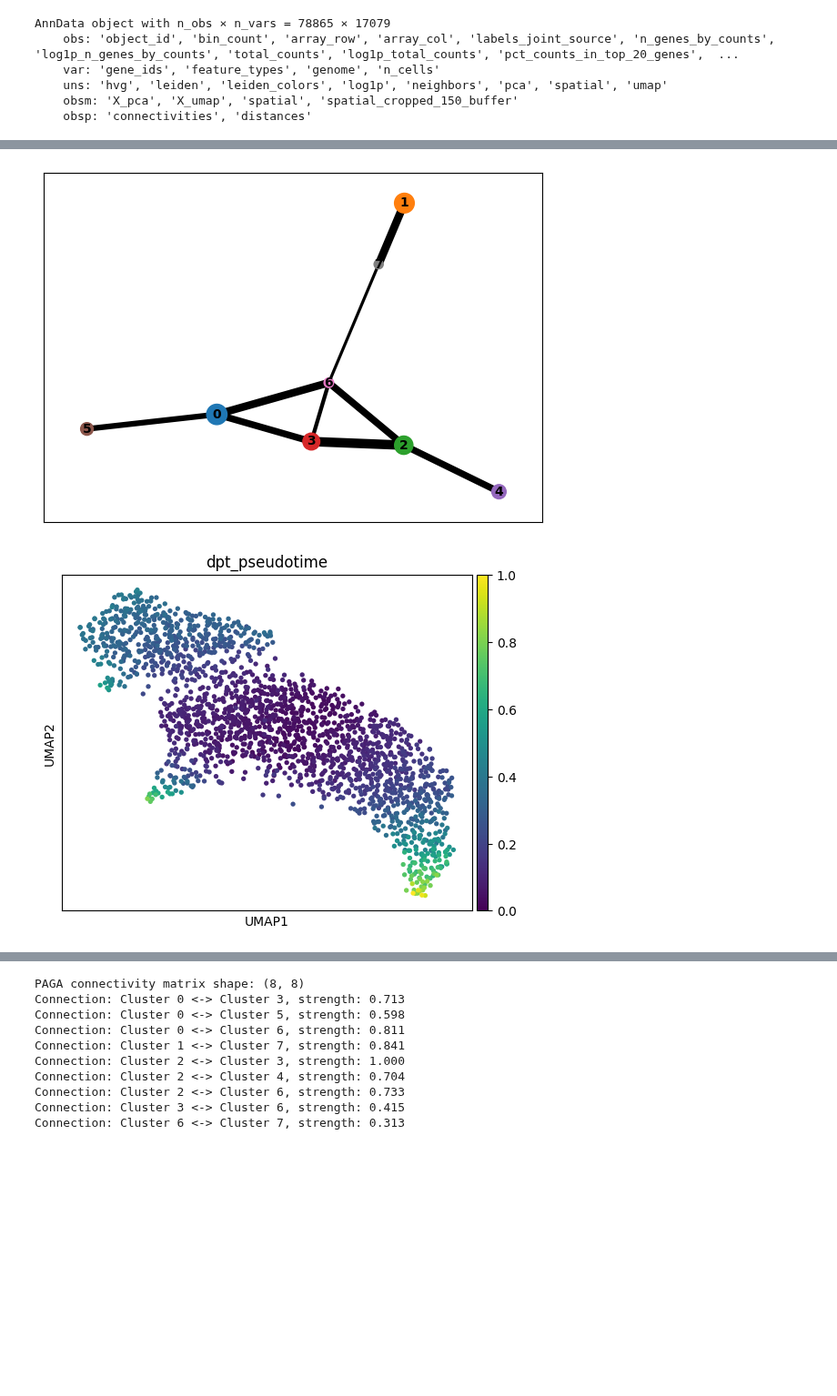
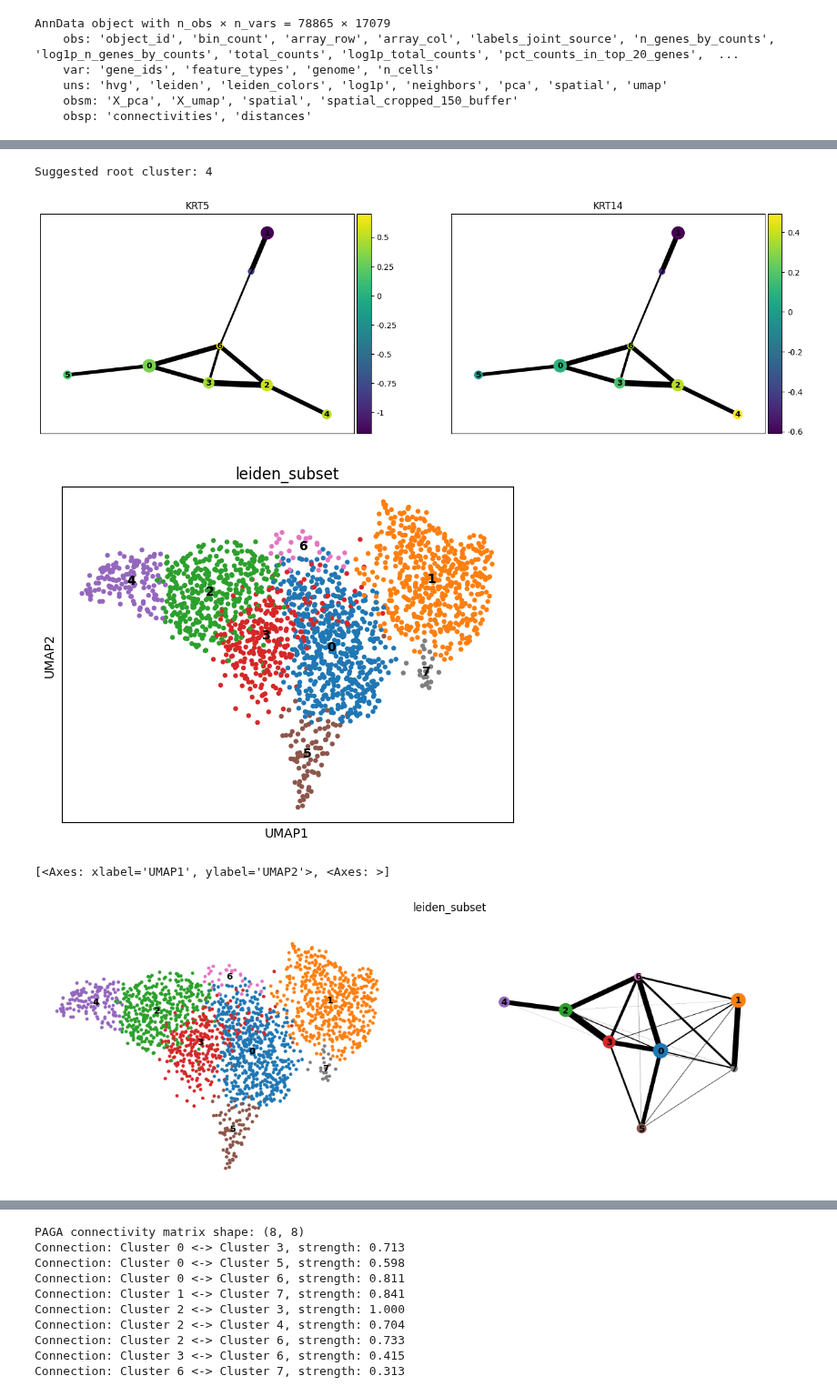
Before and after one commit to ScheWann/Biovis2025, a Jupyter notebook: Python/pseudotime.ipynb, the cells around one changed output, grey strips where cells are left out. Shown at 91% size. Saved outputs shown, nothing was run; the diff lists cells and outputs as text; code cells hidden in the pictures; blank space fills up the shorter version.

```diff
--- a/Python/pseudotime.ipynb
+++ b/Python/pseudotime.ipynb
@@ -2085,19 +2083,56 @@ WARNING: adata.X seems to be already log-transformed.
 [figure]
-# %%
-sc.tl.paga(cdata, groups='leiden_subset')
-sc.pl.paga(cdata, threshold=0.3)
-sc.tl.umap(cdata, init_pos='paga')
-
-# set root cell
-root_cell = cdata[cdata.obs['leiden_subset'] == '0'].obs_names[0]
-
-iroot_idx = list(cdata.obs_names).index(root_cell)
-cdata.uns['iroot'] = iroot_idx
-
-sc.tl.diffmap(cdata)
-sc.tl.dpt(cdata)
-
-sc.pl.umap(cdata, color='dpt_pseudotime')
-# %% [output]
-[figure, removed]
-[figure, removed]
+# %%
+def identify_paga_roots(adata, early_markers=None, cluster_col='leiden'):
+    # Calculate PAGA if not done
+    if 'paga' not in adata.uns:
+        sc.tl.paga(adata, groups=cluster_col)
+
+    # Get connectivity metrics
+    conn_matrix = adata.uns['paga']['connectivities'].toarray()
+    out_degree = np.sum(conn_matrix, axis=1)
+    in_degree = np.sum(conn_matrix, axis=0)
+    connectivity_score = out_degree - in_degree
+
+    # Biological validation if markers provided
+    if early_markers:
+        bio_scores = []
+        for i, cluster in enumerate(adata.obs[cluster_col].cat.categories):
+            cluster_cells = adata.obs[cluster_col] == cluster
+            if cluster_cells.sum() > 0:
+                marker_expr = adata[cluster_cells, early_markers].X.mean()
+                bio_scores.append(marker_expr)
+            else:
+                bio_scores.append(0)
+        bio_scores = np.array(bio_scores)
+
+        # Combine scores (normalize first)
+        conn_norm = (connectivity_score - connectivity_score.min()) / (connectivity_score.max() - connectivity_score.min())
+        bio_norm = (bio_scores - bio_scores.min()) / (bio_scores.max() - bio_scores.min())
+        combined_score = conn_norm + bio_norm
+
+        root_cluster = np.argmax(combined_score)
+    else:
+        root_cluster = np.argmax(connectivity_score)
+
+    return root_cluster, connectivity_score
+
+# Usage
+root_cluster, scores = identify_paga_roots(cdata, early_markers=['KRT5', 'KRT14'])
+print(f"Suggested root cluster: {root_cluster}")
+# %% [output]
+Suggested root cluster: 4
+# %%
+sc.tl.paga(cdata, groups='leiden_subset')
+sc.pl.paga(cdata,
+           color=['KRT5', 'KRT14'],  # adjust markers
+           show=False,
+           threshold=0.3)
+
+# Plot UMAP with PAGA overlay
+sc.pl.umap(cdata, color='leiden_subset', legend_loc='on data')
+sc.pl.paga_compare(cdata, show=False)
+# %% [output]
+[figure, added]
+[figure, added]
+[<Axes: xlabel='UMAP1', ylabel='UMAP2'>, <Axes: >]
+[figure, added]
```
Also changed, not shown: parts of 4 cells of this notebook.
